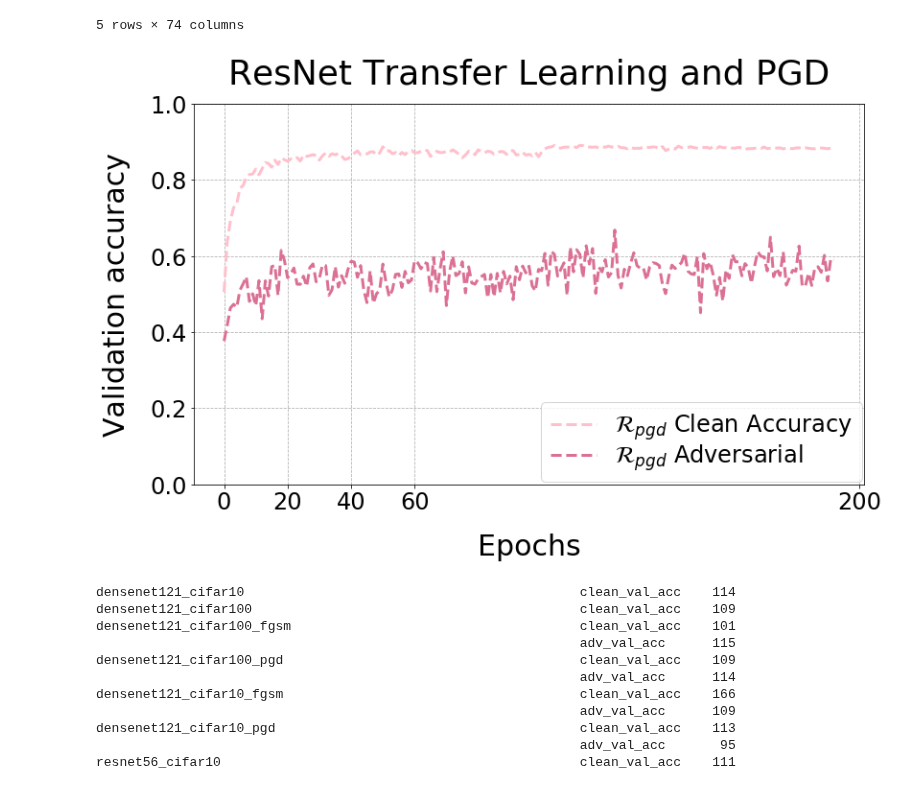
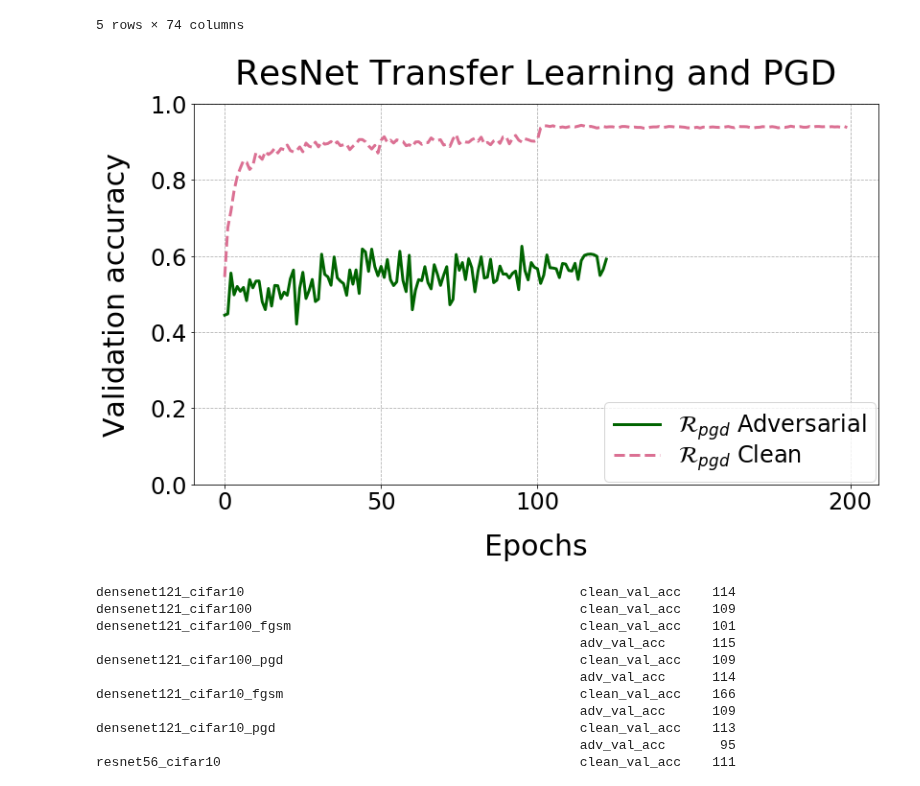
Before and after one commit to nanton96/An-Empirical-Evaluation-of-Adversarial-Robustness-under-Transfer-Learning, a Jupyter notebook: results_analysis/Plodz.ipynb, the cells around one changed output. Cells and saved outputs as stored; diff of their text form; code cells hidden in the pictures.

```diff
--- a/results_analysis/Plodz.ipynb
+++ b/results_analysis/Plodz.ipynb
@@ -52,7 +52,7 @@ df.head()
 | 4 | 0.8076 | 0.4240 | 0.4468 | 0.2820 | 0.4308 | ... |
 5 rows × 74 columns
 # %%
-model = 'resnet56'
+model = 'densenet121'
 att = 'pgd'
 what_to_plot = [
 #                 ('transfer_%s_%s_%s' % (model, att,att) , 'clean_val_acc', '$\mathcal{R}_{%s-%s}$ Clean Accuracy' % (att, att),
@@ -61,41 +61,42 @@ what_to_plot = [
 #                  {'color':'navy', 'linestyle':'-'}),
 #                 ('transfer_%s_nat_%s' % (model, att), 'clean_val_acc', '$\mathcal{R}_{nat-%s}$ Clean Accuracy' % att,
 #                  {'color':'seagreen', 'linestyle':'-'}),
-#                 ('transfer_%s_nat_%s' % (model, att), 'adv_val_acc'  , '$\mathcal{R}_{nat-%s}$ Adversarial' % att,
-#                  {'color':'darkgreen', 'linestyle':'-'}),
-                ('%s_cifar10_%s' % (model,att), 'clean_val_acc'  , '$\mathcal{R}_{%s}$ Clean Accuracy' % att,
-                 {'color':'pink', 'linestyle':'--'}),
-                ('%s_cifar10_%s'% (model,att), 'adv_val_acc'  , '$\mathcal{R}_{%s}$ Adversarial' % att,
+                ('%s_cifar10_%s' % (model, att), 'adv_val_acc'  , '$\mathcal{R}_{%s}$ Adversarial' % att,
+                 {'color':'darkgreen', 'linestyle':'-'}),
+#                 ('%s_cifar10_%s' % (model,att), 'clean_val_acc'  , '$\mathcal{R}_{%s}$ Clean Accuracy' % att,
+#                  {'color':'pink', 'linestyle':'--'}),
+                ('%s_cifar10'% (model), 'clean_val_acc'  , '$\mathcal{R}_{%s}$ Clean' % att,
                  {'color':'palevioletred', 'linestyle':'--'})
+
                ]
 
 title = 'ResNet Transfer Learning and %s' % (att.upper())
 
 scale=1.5
 s=100*scale
 ll=2.2
 plt.rcParams.update({'font.size': 16*scale})
 
 epoch=200
 fig = plt.figure(figsize=(12,8))
 for (net, acc, label, args) in what_to_plot:
     plt.plot(df[net][acc][:epoch], label=label, color=args['color'], linestyle=args['linestyle'], linewidth=3)
 
 plt.xlabel('Epochs',fontdict={'size':20*scale}, labelpad=20)
 plt.ylabel('Validation accuracy',fontdict={'size':20*scale}, labelpad=20)
 plt.title(title,fontdict={'size':24*scale}, pad=20)
 ax = plt.gca()
 ax.yaxis.grid(True, linestyle='--')
 ax.xaxis.grid(True, linestyle='--')
-plt.xticks([0, 20, 40, 60, 200])
+plt.xticks([0, 50, 100, 200])
 plt.ylim([0,1])
 plt.legend(loc=4,fontsize=16*scale, labelspacing=0.01, borderaxespad=0.12)
 plt.tight_layout()
 plt.savefig('images/%s.pdf' % get_valid_filename(title))
 
 plt.show()
 # %% [output]
-[figure, old version]
+[figure, new version]
 # %%
 df.idxmax()
 # %% [output]
```
Also changed, not shown: 15 other files.
